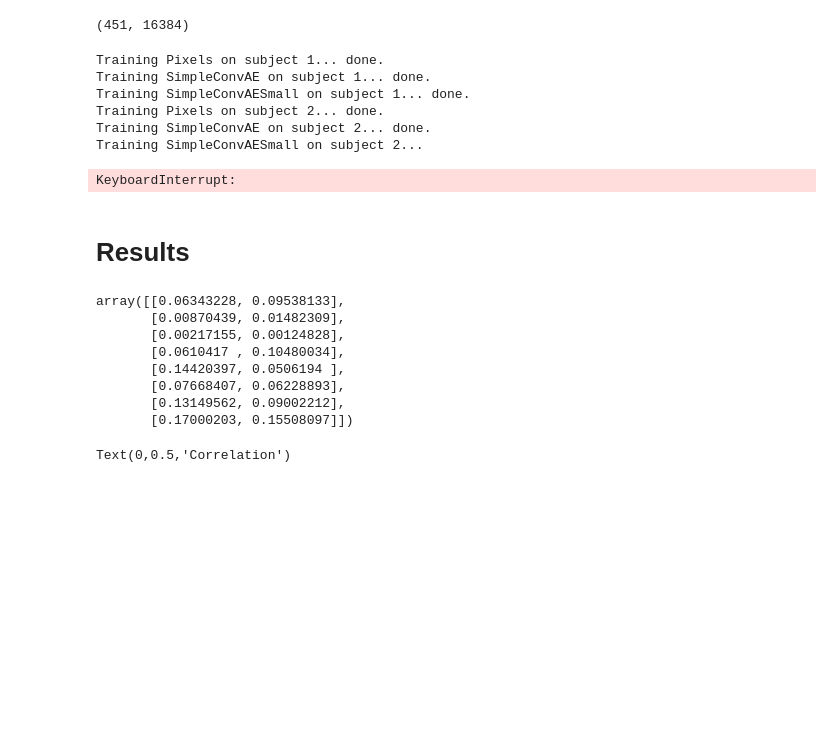
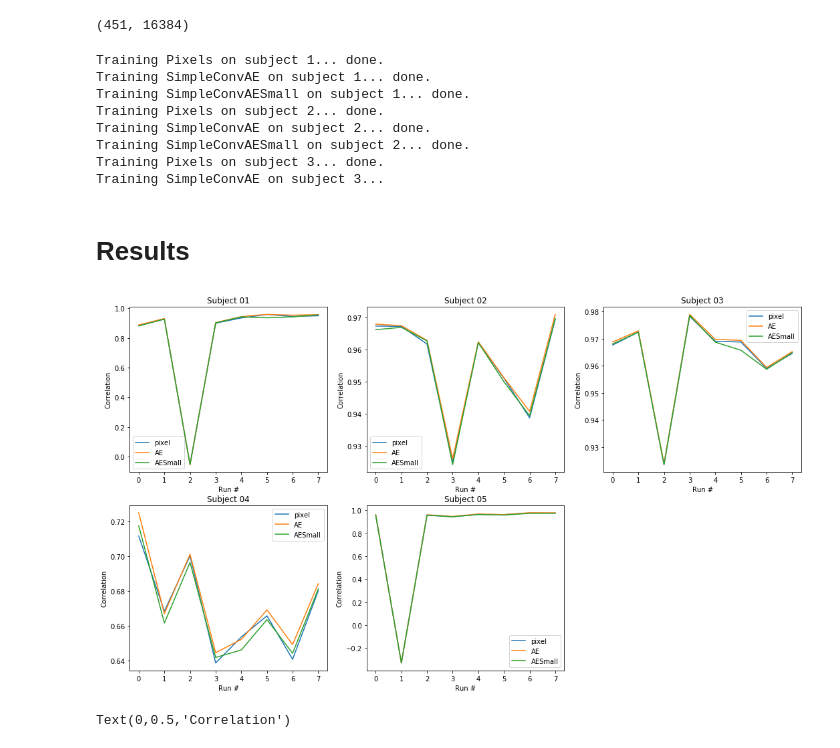
Before and after one commit to rogerwangcs/Predicting-BOLD-Signal, a Jupyter notebook: BrainProjectResearch.ipynb, the cells around one changed output. Drawn from its saved outputs; the diff is of its cells as text; code cells hidden in the pictures; blank space fills up the shorter version.

Commit message:
Add result plot function

```diff
--- a/BrainProjectResearch.ipynb
+++ b/BrainProjectResearch.ipynb
@@ -230,7 +229,7 @@ def loadPixelRunDataset(sub, debug=False):
 # %%
 def experiment_all_subjects():
 
-    subjects = [i for i in range (1, 3 + 1)] # 20 total subjects
+    subjects = [i for i in range (1, 5 + 1)] # 20 total subjects
     encoded_feature_types = ['Pixels', 'SimpleConvAE', 'SimpleConvAESmall']
 
     for sub in subjects:
@@ -244,7 +243,7 @@ def experiment_all_subjects():
             else:
                 all_run_datasets = loadEncodedRunDatasets(encoded_feature_type, sub)
 
-            featureNetCrossVal(all_run_datasets, os.path.join(Paths.results_path, 'sub-{:02d}'.format(sub), '{}.npy'.format(encoded_feature_type)), epochs=1)
+            featureNetCrossVal(all_run_datasets, os.path.join(Paths.results_path, 'sub-{:02d}'.format(sub), '{}.npy'.format(encoded_feature_type)), epochs=100)
 
             print("done.")
 
@@ -255,22 +254,31 @@ Training SimpleConvAE on subject 1... done.
 Training SimpleConvAESmall on subject 1... done.
 Training Pixels on subject 2... done.
 Training SimpleConvAE on subject 2... done.
-Training SimpleConvAESmall on subject 2...
+Training SimpleConvAESmall on subject 2... done.
+Training Pixels on subject 3... done.
+Training SimpleConvAE on subject 3...
-KeyboardInterrupt:
 # %% [markdown]
 # Results
-# %%
-# testing
-np.load(Paths.results_path + "/sub-01/SimpleConvAESmall.npy")
-# %% [output]
-array([[0.06343228, 0.09538133],
-       [0.00870439, 0.01482309],
-       [0.00217155, 0.00124828],
-       [0.0610417 , 0.10480034],
-       [0.14420397, 0.0506194 ],
-       [0.07668407, 0.06228893],
-       [0.13149562, 0.09002212],
-       [0.17000203, 0.15508097]])
+# %%
+subjects = [i for i in range (1, 5 + 1)] # 20 total subjects
+encoded_feature_types = ['Pixels', 'SimpleConvAE', 'SimpleConvAESmall']
+
+cols = 3
+rows = 2
+fig = plt.figure(figsize=(cols*6, rows*5), facecolor='white')
+for idx, sub in enumerate(subjects):
+    fig.add_subplot(rows, cols, idx+1)
+    for encoded_feature_type in encoded_feature_types:
+        cv_results_path = Paths.results_path + "/sub-{:02d}/{}.npy".format(sub, encoded_feature_type)
+        cv_results = np.load(cv_results_path)
+        plt.plot(cv_results[:,1])
+    plt.title("Subject {:02d}".format(sub))
+    plt.legend(['pixel', 'AE', 'AESmall'])
+    plt.xlabel("Run #")
+    plt.ylabel("Correlation")
+plt.show()
+# %% [output]
+[figure, added]
 # %%
 # sub-01
 pixelNetCV = np.load(Paths.results_path + "/sub-01/Pixels.npy")
```
Also changed, not shown: parts of 3 cells of this notebook.
